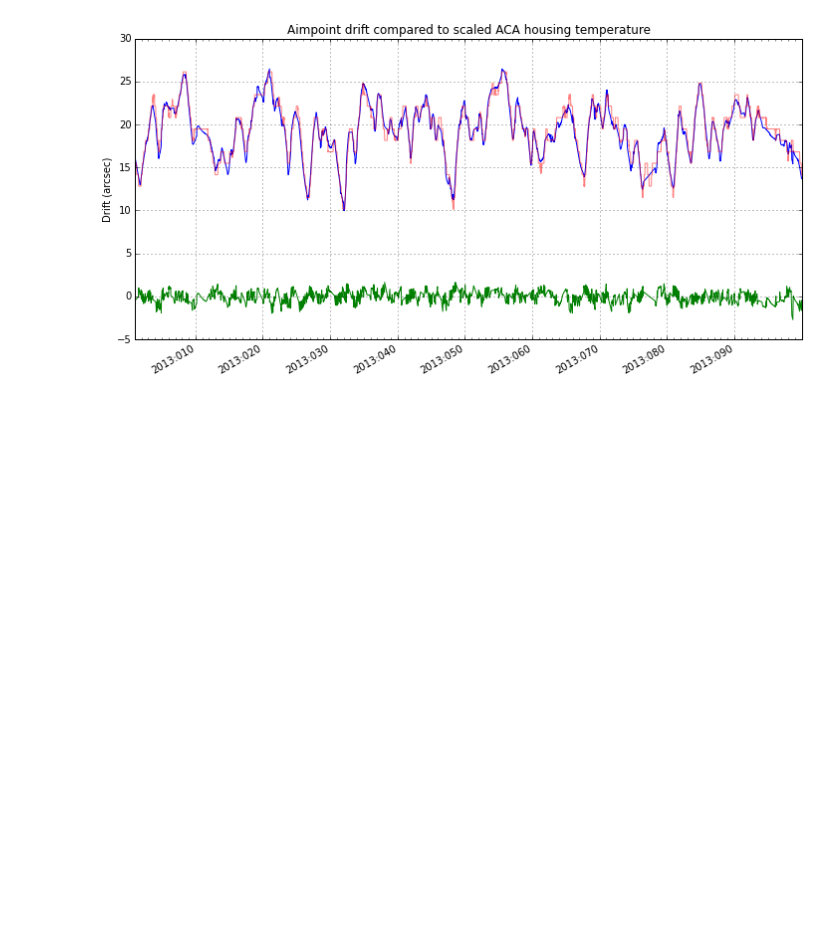
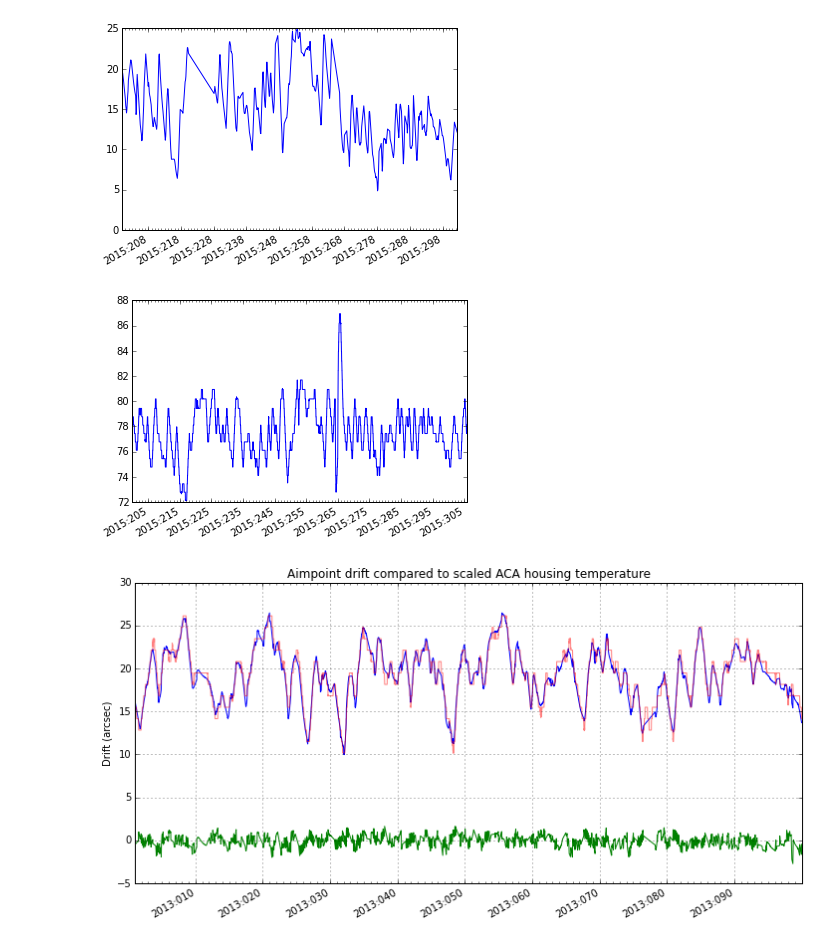
Before and after one commit to sot/aimpoint_mon, a Jupyter notebook: aimpoint_jumps.ipynb, the cells around one changed output. Drawn from its saved outputs; the diff is of its cells as text; code cells hidden in the pictures; blank space fills up the shorter version.

```diff
--- a/aimpoint_jumps.ipynb
+++ b/aimpoint_jumps.ipynb
@@ -39,3 +38,15 @@ plot_cxctime(aok['time'], aok['dz']);
+# %%
+t0 = Time('2015:200').cxcsec
+i0 = np.searchsorted(aok['time'], t0)
+aok2 = aok[i0:]
+plt.figure()
+plot_cxctime(aok2['time'], aok2['dy']);
+i1 = np.searchsorted(acht.times, t0)
+plt.figure()
+plot_cxctime(acht.times[i1:], acht.vals[i1:]);
+# %% [output]
+[figure, added]
+[figure, added]
 # %%
 def plot_aimpoint_aca_temp(axis, scale, start='2011:200', stop=None):
     t0 = Time('2013:001').cxcsec
```
Also changed, not shown: parts of 10 cells of this notebook.
